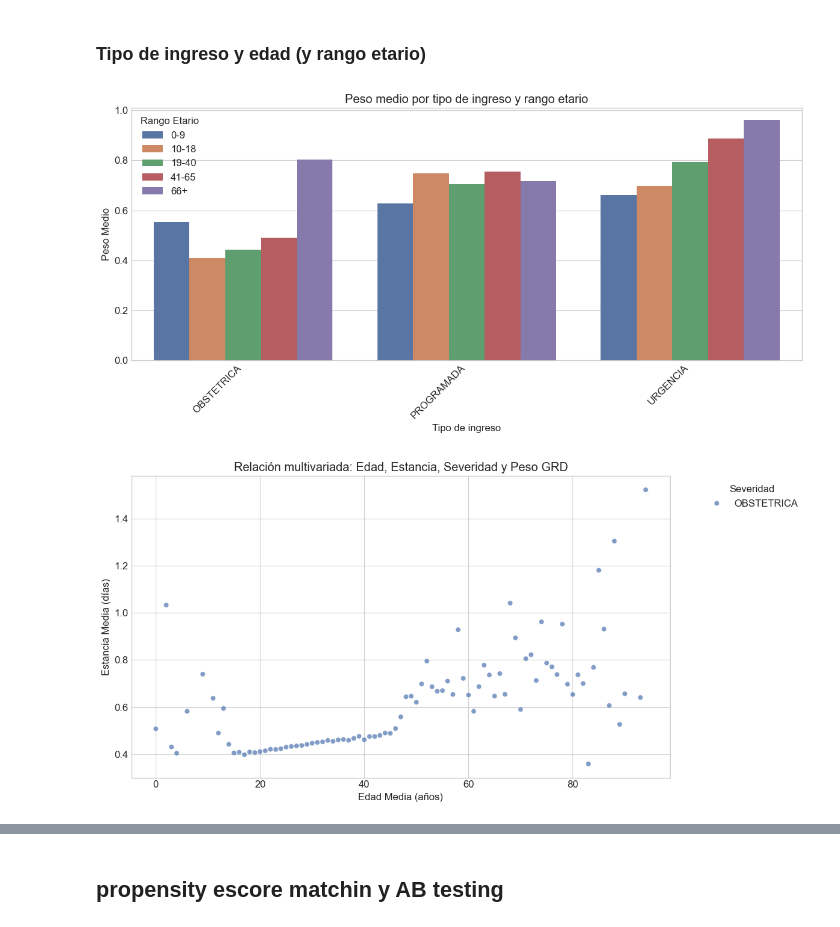
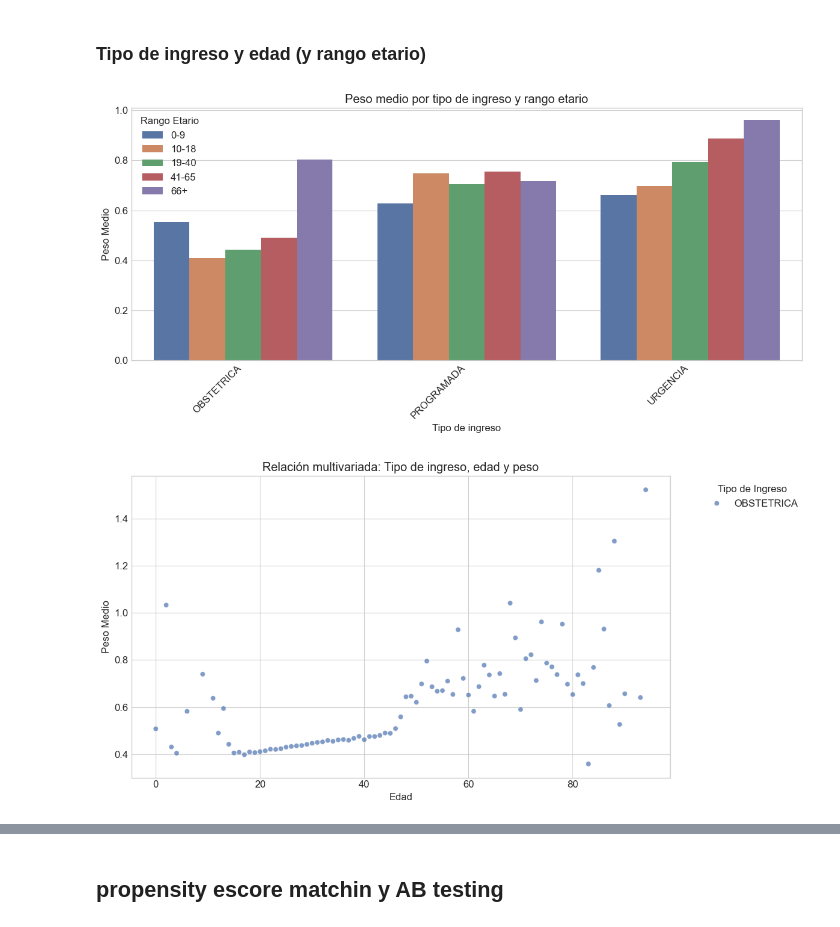
Before and after one commit to LuisPinoV/InferenciaEstadistica, a Jupyter notebook: notebooks/Definicion proyecto.ipynb, the cells around one changed output, grey strips where cells are left out. Cells and saved outputs as stored; diff of their text form; code cells hidden in the pictures.

```diff
--- a/notebooks/Definicion proyecto.ipynb
+++ b/notebooks/Definicion proyecto.ipynb
@@ -98,6 +98,7 @@ np.random.seed(42)
 df = pd.read_csv("..\data\GRD_2023_muestra_cancer_UCV_limpio.csv")
 # %%
 df = df[~df.isin(["DESCONOCIDO"]).any(axis=1)]
+df.dropna(inplace=True)
 df = df[df["DIAS_ESTANCIA"] < 100]
 # %%
 bins = [0, 10, 18, 40, 65, float("inf")]
@@ -105,7 +106,7 @@ labels = ["0-9", "10-18", "19-40", "41-65", "66+"]
 
 df["rango_etario"] = pd.cut(df["EDAD"], bins = bins, labels=labels, right=True, include_lowest = True)
 # %%
-df = df[df["DIAS_ESTANCIA"] < 60]
+df = df[df["DIAS_ESTANCIA"] <= 60]
 # %%
 df
 # %% [output]
@@ -350,32 +355,32 @@ df2['tipo_ingreso_n'] = df2['TIPO_INGRESO'].map({'URGENCIA': 1, 'PROGRAMADO': 2,
 # %%
 plt.figure(figsize=(12, 6))
 
 df2_grouped = df2.groupby(['TIPO_INGRESO', 'rango_etario'])['IR_29301_PESO'].mean().reset_index()
 
 sns.barplot(x='TIPO_INGRESO', y='IR_29301_PESO', hue='rango_etario', data=df2_grouped)
 plt.title('Peso medio por tipo de ingreso y rango etario')
 plt.xlabel('Tipo de ingreso')
 plt.ylabel('Peso Medio')
 plt.xticks(rotation=45, ha='right')
 plt.legend(title='Rango Etario')
 plt.tight_layout()
 
 plt.figure(figsize=(12, 6))
 
 df2_grouped = df2.groupby(['TIPO_INGRESO', 'EDAD'])['IR_29301_PESO'].mean().reset_index()
 df2_grouped_filter = df2_grouped[df2_grouped['TIPO_INGRESO'] == "OBSTETRICA"]
 
 scatter = sns.scatterplot(data=df2_grouped_filter, x='EDAD', y='IR_29301_PESO',
                          hue='TIPO_INGRESO',
                          sizes=(50, 250), alpha=0.7)
 
-plt.title('Relación multivariada: Edad, Estancia, Severidad y Peso GRD')
-plt.xlabel('Edad Media (años)')
-plt.ylabel('Estancia Media (días)')
-plt.legend(title='Severidad', bbox_to_anchor=(1.05, 1), loc='upper left')
+plt.title('Relación multivariada: Tipo de ingreso, edad y peso')
+plt.xlabel('Edad')
+plt.ylabel('Peso Medio')
+plt.legend(title='Tipo de Ingreso', bbox_to_anchor=(1.05, 1), loc='upper left')
 plt.tight_layout()
 plt.show()
 plt.show()
 # %% [output]
 [figure]
-[figure, old version]
+[figure, new version]
```
Also changed, not shown: parts of 15 cells of this notebook.
